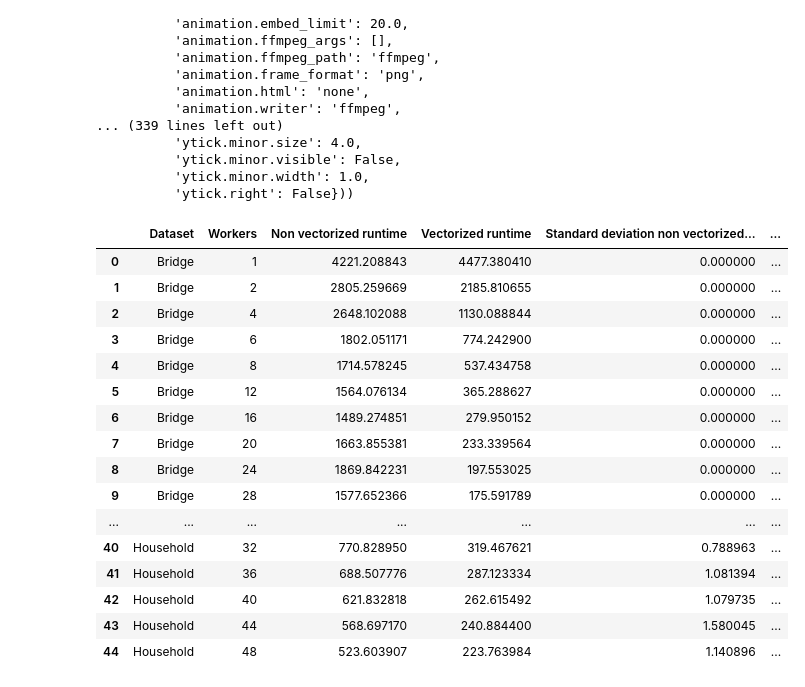
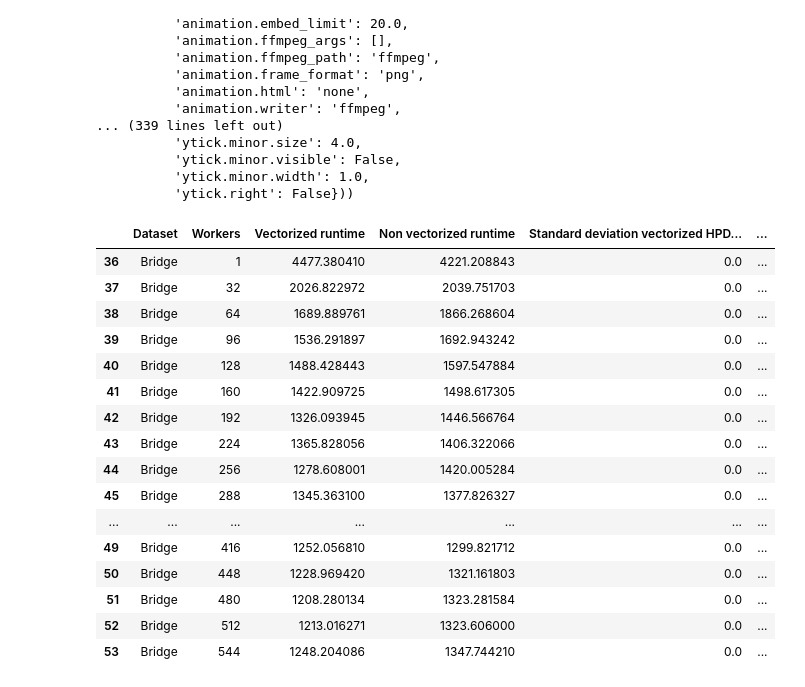
Before and after one commit to JosephArnold/hpdbscan, a Jupyter notebook: plots/VHPDBSCAN-plot.ipynb, the cells around one changed output. Cells and saved outputs as stored; diff of their text form; code cells hidden in the pictures.

```diff
--- a/plots/VHPDBSCAN-plot.ipynb
+++ b/plots/VHPDBSCAN-plot.ipynb
@@ -80,31 +80,31 @@ KeysView(RcParams({'_internal.classic_mode': False,
           'ytick.minor.width': 1.0,
           'ytick.right': False}))
 # %%
-openmp_scaling_df = pd.read_csv("C:\\Users\\xjose\\Desktop\\Models\\openmp_scaling.csv", sep=",")
-hybrid_scaling_df = pd.read_csv("C:\\Users\\xjose\\Desktop\\Models\\hybrid_scaling.csv", sep=",")
-mpi_scaling_df = pd.read_csv("C:\\Users\\xjose\\Desktop\\Models\\mpi_scaling.csv", sep=",")
+openmp_scaling_df = pd.read_csv("C:\\Users\\xjose\\Desktop\\BACKUP\\Models\\openmp_scaling.csv", sep=",")
+hybrid_scaling_df = pd.read_csv("C:\\Users\\xjose\\Desktop\\BACKUP\\Models\\hybrid_scaling.csv", sep=",")
+mpi_scaling_df = pd.read_csv("C:\\Users\\xjose\\Desktop\\BACKUP\\Models\\mpi_scaling.csv", sep=",")
 # %%
 dfs = [openmp_scaling_df, hybrid_scaling_df, mpi_scaling_df]
 idx = [15, 15, 18]
-openmp_scaling_df
+mpi_scaling_df[mpi_scaling_df["Dataset"]=="Bridge"]
 # %% [output]
-|  | Dataset | Workers | Non vectorized runtime | Vectorized runtime | Standard deviation non vectorized... | ... |
-| 0 | Bridge | 1 | 4221.208843 | 4477.380410 | 0.000000 | ... |
-| 1 | Bridge | 2 | 2805.259669 | 2185.810655 | 0.000000 | ... |
-| 2 | Bridge | 4 | 2648.102088 | 1130.088844 | 0.000000 | ... |
-| 3 | Bridge | 6 | 1802.051171 | 774.242900 | 0.000000 | ... |
-| 4 | Bridge | 8 | 1714.578245 | 537.434758 | 0.000000 | ... |
-| 5 | Bridge | 12 | 1564.076134 | 365.288627 | 0.000000 | ... |
-| 6 | Bridge | 16 | 1489.274851 | 279.950152 | 0.000000 | ... |
-| 7 | Bridge | 20 | 1663.855381 | 233.339564 | 0.000000 | ... |
-| 8 | Bridge | 24 | 1869.842231 | 197.553025 | 0.000000 | ... |
-| 9 | Bridge | 28 | 1577.652366 | 175.591789 | 0.000000 | ... |
+|  | Dataset | Workers | Vectorized runtime | Non vectorized runtime | Standard deviation vectorized HPD... | ... |
+| 36 | Bridge | 1 | 4477.380410 | 4221.208843 | 0.0 | ... |
+| 37 | Bridge | 32 | 2026.822972 | 2039.751703 | 0.0 | ... |
+| 38 | Bridge | 64 | 1689.889761 | 1866.268604 | 0.0 | ... |
+| 39 | Bridge | 96 | 1536.291897 | 1692.943242 | 0.0 | ... |
+| 40 | Bridge | 128 | 1488.428443 | 1597.547884 | 0.0 | ... |
+| 41 | Bridge | 160 | 1422.909725 | 1498.617305 | 0.0 | ... |
+| 42 | Bridge | 192 | 1326.093945 | 1446.566764 | 0.0 | ... |
+| 43 | Bridge | 224 | 1365.828056 | 1406.322066 | 0.0 | ... |
+| 44 | Bridge | 256 | 1278.608001 | 1420.005284 | 0.0 | ... |
+| 45 | Bridge | 288 | 1345.363100 | 1377.826327 | 0.0 | ... |
 | ... | ... | ... | ... | ... | ... | ... |
-| 40 | Household | 32 | 770.828950 | 319.467621 | 0.788963 | ... |
-| 41 | Household | 36 | 688.507776 | 287.123334 | 1.081394 | ... |
-| 42 | Household | 40 | 621.832818 | 262.615492 | 1.079735 | ... |
-| 43 | Household | 44 | 568.697170 | 240.884400 | 1.580045 | ... |
-| 44 | Household | 48 | 523.603907 | 223.763984 | 1.140896 | ... |
+| 49 | Bridge | 416 | 1252.056810 | 1299.821712 | 0.0 | ... |
+| 50 | Bridge | 448 | 1228.969420 | 1321.161803 | 0.0 | ... |
+| 51 | Bridge | 480 | 1208.280134 | 1323.281584 | 0.0 | ... |
+| 52 | Bridge | 512 | 1213.016271 | 1323.606000 | 0.0 | ... |
+| 53 | Bridge | 544 | 1248.204086 | 1347.744210 | 0.0 | ... |
 # %%
 new_dfs = []
 for df, i in zip(dfs, idx):
```
Also changed, not shown: parts of 13 cells of this notebook.
